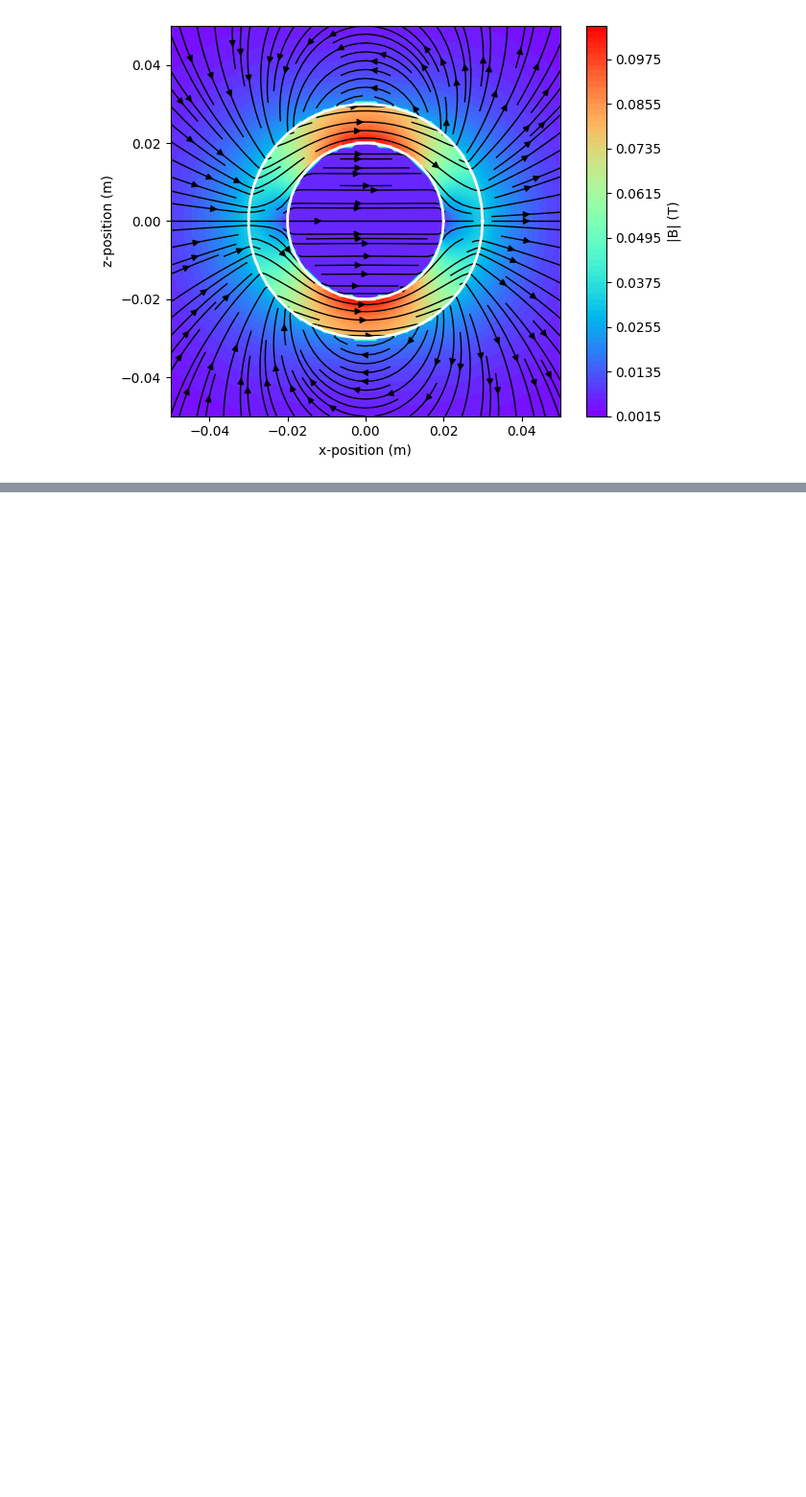
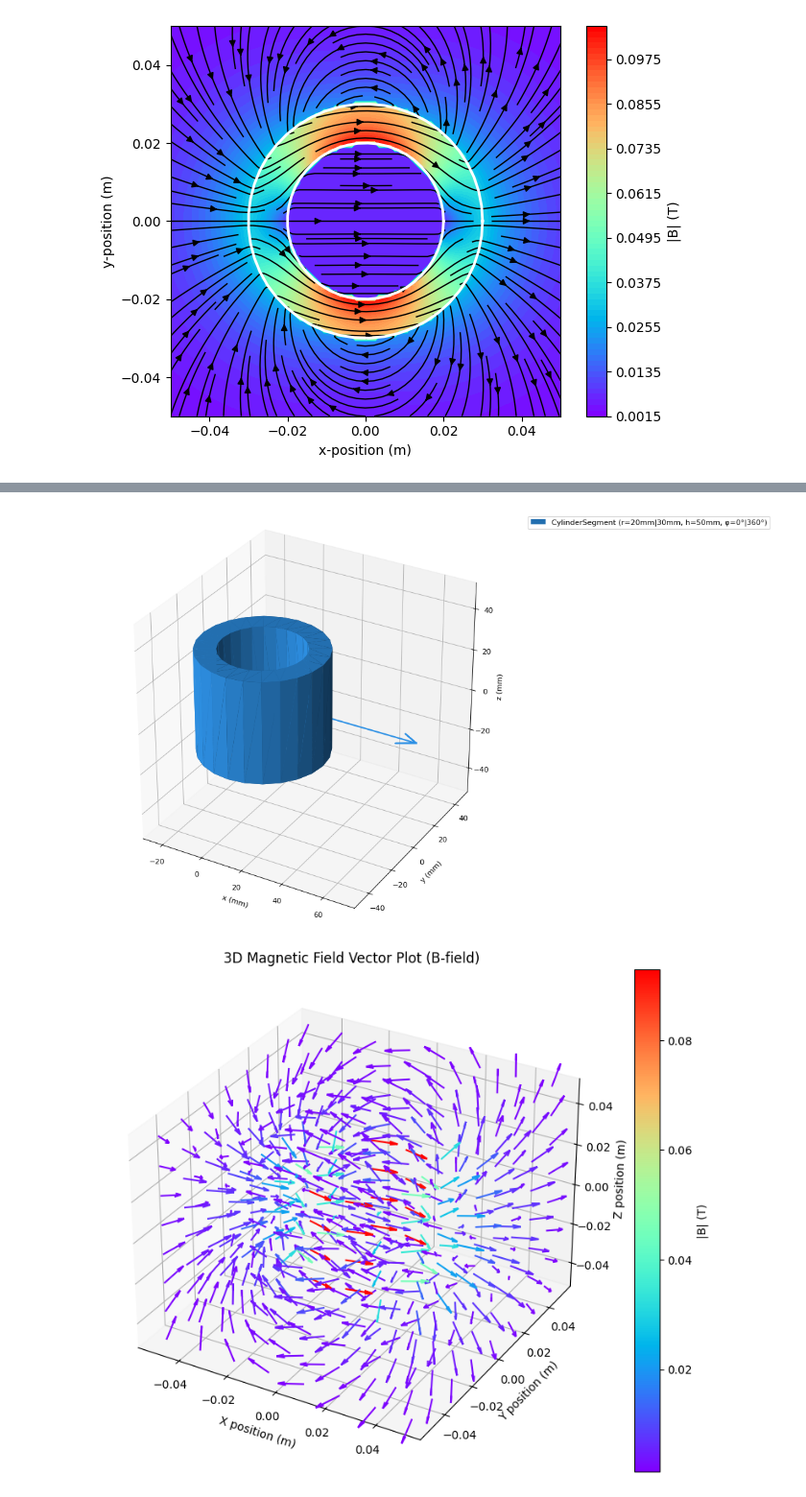
Before and after one commit to twyeh/university-physics, a Jupyter notebook: Solenoid_Magnetic_Fields.ipynb, the cells around one changed output, grey strips where cells are left out. Shown at 96% size. Saved outputs shown, nothing was run; the diff lists cells and outputs as text; code cells hidden in the pictures; blank space fills up the shorter version.

```diff
--- a/Solenoid_Magnetic_Fields.ipynb
+++ b/Solenoid_Magnetic_Fields.ipynb
@@ -235,7 +233,6 @@ plt.show()
 # %%
 import matplotlib.pyplot as plt
 import numpy as np
-
 import magpylib as magpy
 
 # Create a Matplotlib figure
@@ -245,13 +242,14 @@ fig, ax = plt.subplots()
 grid = np.mgrid[-.05:.05:100j, -.05:.05:100j, 0:0:1j].T[0]
 X, Y, _ = np.moveaxis(grid, 2, 0)
 
-# Compute magnetic field on grid - using the functional interface
-B = magpy.getB(
-    "CylinderSegment",
-    observers=grid.reshape(-1, 3),
-    dimension=(0.02, 0.03, 0.05, 0, 360),
+# Create CylinderSegment object first, then compute magnetic field
+cyl_segment = magpy.magnet.CylinderSegment(
     polarization=(0.1, 0, 0),
+    dimension=(0.02, 0.03, 0.05, 0, 360)
 )
+
+# Compute B-field
+B = cyl_segment.getB(grid.reshape(-1, 3))
 B = B.reshape(grid.shape)
 Bx, By, _ = np.moveaxis(B, 2, 0)
 normB = np.linalg.norm(B, axis=2)
@@ -271,7 +269,7 @@ ax.plot(.02*np.cos(ts), .02*np.sin(ts), "w-", lw=2, zorder=2)
 # Figure styling
 ax.set(
     xlabel="x-position (m)",
-    ylabel="z-position (m)",
+    ylabel="y-position (m)",
     aspect=1,
 )
 
@@ -281,0 +285,47 @@ plt.show()
+# %%
+import matplotlib.pyplot as plt
+import numpy as np
+import magpylib as magpy
+
+# 1. 使用 Magpylib 內建的 3D 互動式視圖顯示磁體
+# 在 Google Colab 中預設會使用內建的 3D 繪圖引擎渲染
+magpy.show(cyl_segment, backend='matplotlib')
+
+# 2. 使用 Matplotlib 建立 3D 磁場向量圖 (Quiver)
+fig = plt.figure(figsize=(10, 8))
+ax = fig.add_subplot(111, projection='3d')
+
+# 建立 3D 空間中的觀察點網格 (降低解析度以利箭頭辨識，例如 8x8x8)
+grid_3d = np.mgrid[-.05:.05:8j, -.05:.05:8j, -.05:.05:8j].T
+points = grid_3d.reshape(-1, 3)
+x_3d, y_3d, z_3d = points[:,0], points[:,1], points[:,2]
+
+# 計算這 512 個點的 3D 磁場
+B_3d = cyl_segment.getB(points)
+Bx_3d, By_3d, Bz_3d = B_3d[:,0], B_3d[:,1], B_3d[:,2]
+B_norm = np.linalg.norm(B_3d, axis=1)
+
+# 繪製 3D 向量箭頭
+# 透過 cmap 與 顏色 來顯示磁場強度
+quiver = ax.quiver(
+    x_3d, y_3d, z_3d,
+    Bx_3d, By_3d, Bz_3d,
+    length=0.01,
+    normalize=True,
+    cmap='rainbow',
+    array=B_norm
+)
+
+# 設定圖表標籤
+ax.set_xlabel('X position (m)')
+ax.set_ylabel('Y position (m)')
+ax.set_zlabel('Z position (m)')
+ax.set_title('3D Magnetic Field Vector Plot (B-field)')
+
+# 新增強度漸層圖例
+fig.colorbar(quiver, ax=ax, label='|B| (T)')
+
+plt.show()
+# %% [output]
+[figure, added]
+[figure, added]
```
Also changed, not shown: parts of 3 cells of this notebook.
